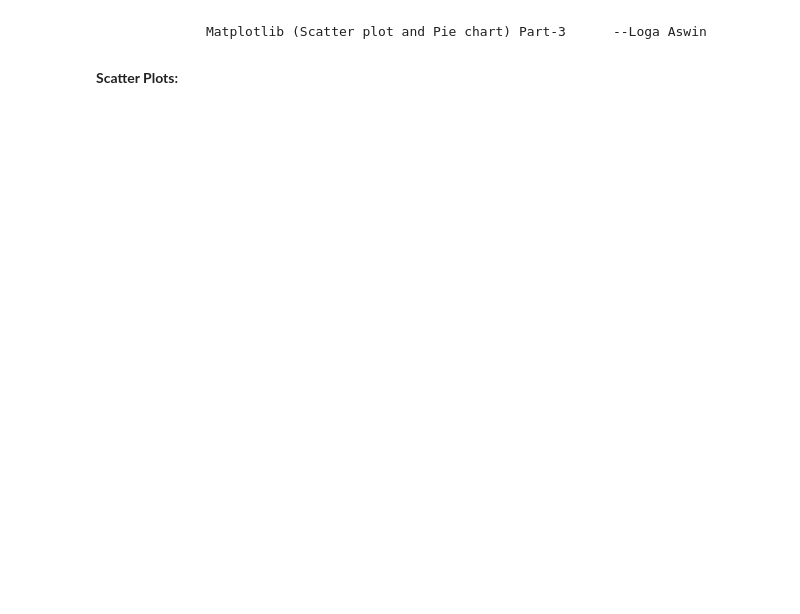
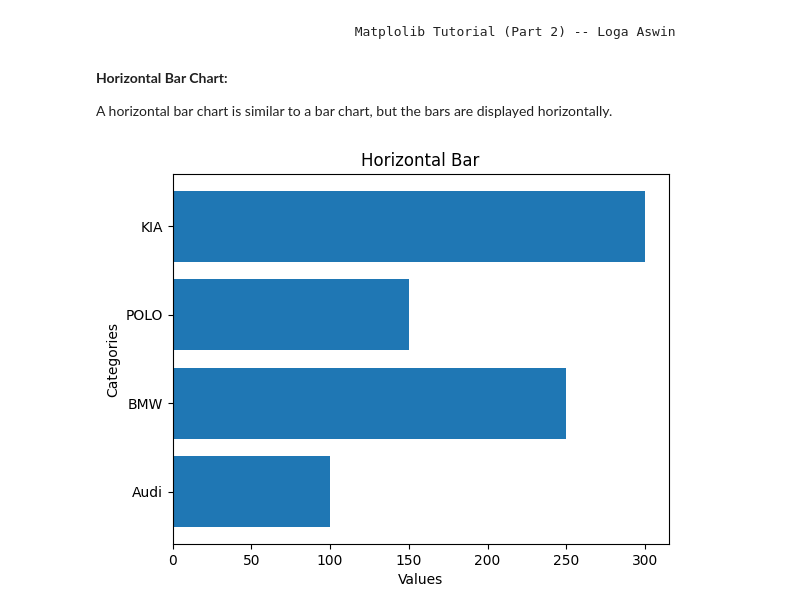
Before and after one commit to Aswinramesh04/100-Days-of-DataScience, a Jupyter notebook: Day12.ipynb, the cells around one changed output. Cells and saved outputs as stored; diff of their text form; code cells hidden in the pictures; blank space fills up the shorter version.

```diff
--- a/Day12.ipynb
+++ b/Day12.ipynb
@@ -1,6 +1,23 @@
 # %% [markdown]
 <a href="https://colab.research.google.com/github/Aswinramesh04/100-DaysOfCode-DataScience/blob/main/Day12.ipynb" target="_parent"><img src="https://colab.research.google.com/assets/colab-badge.svg" alt="Open In Colab"/></a>
-# %% [markdown]
-                Matplotlib (Scatter plot and Pie chart) Part-3      --Loga Aswin
-# %% [markdown]
-**Scatter Plots:**
+# %% [markdown]
+                                   Matplolib Tutorial (Part 2) -- Loga Aswin
+# %% [markdown]
+**Horizontal Bar Chart:**
+
+A horizontal bar chart is similar to a bar chart, but the bars are displayed horizontally.
+# %%
+import matplotlib.pyplot as plt
+
+categories = ['Audi', 'BMW', 'POLO', 'KIA']
+values = [100, 250, 150, 300]
+
+plt.barh(categories, values)
+
+plt.xlabel('Values')
+plt.ylabel('Categories')
+plt.title('Horizontal Bar')
+
+plt.show()
+# %% [output]
+[figure, added]
```
Also changed, not shown: parts of 20 cells of this notebook.
